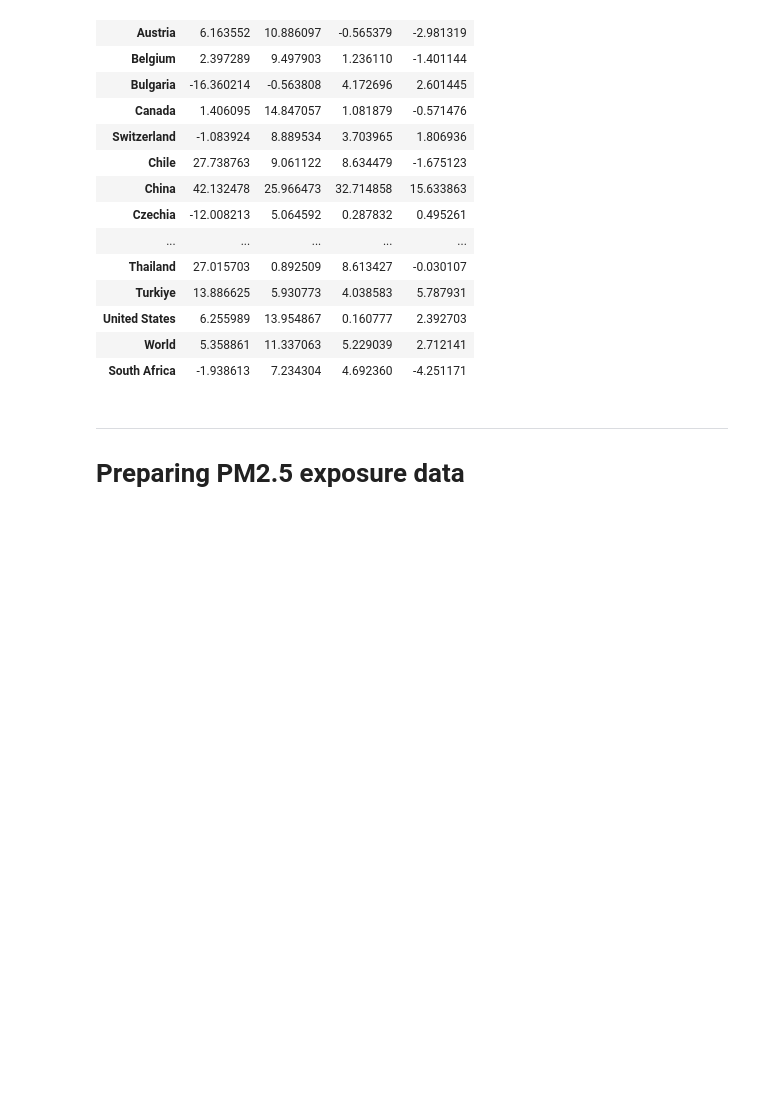
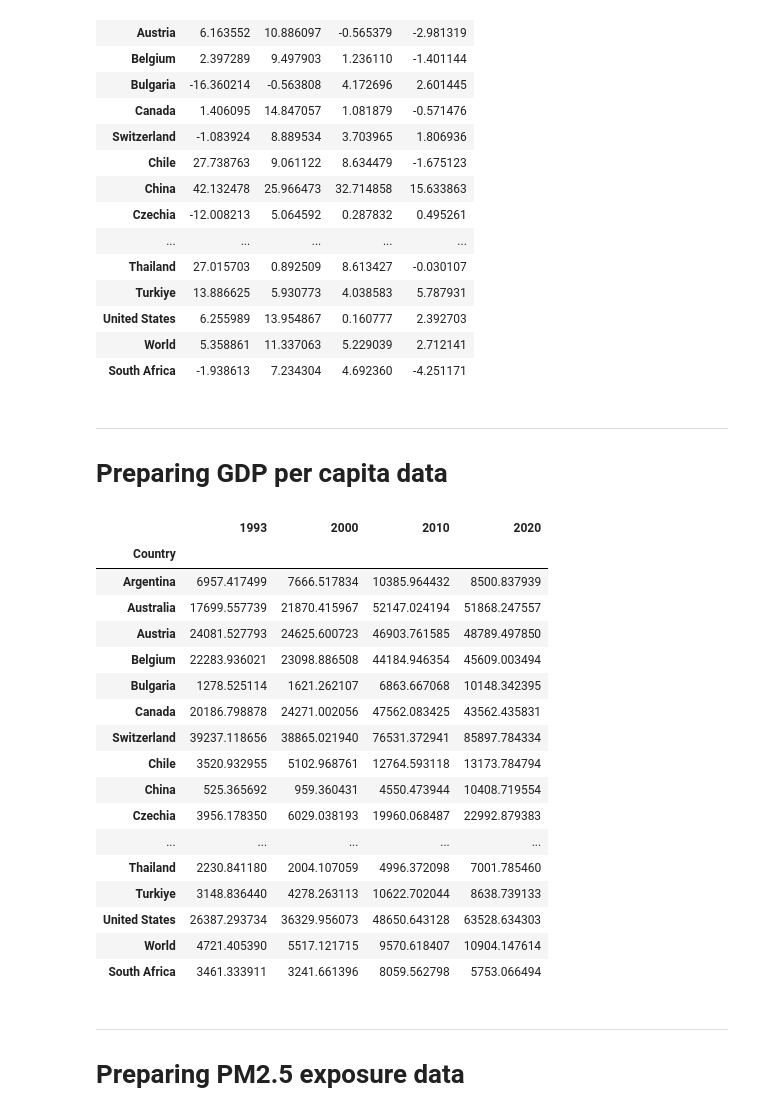
Before and after one commit to EdoardoTronconi/TesiMagistrale, a Jupyter notebook: LoadData.ipynb, the cells around one changed output. Drawn from its saved outputs; the diff is of its cells as text; code cells hidden in the pictures; blank space fills up the shorter version.

Commit message:
Added gdp per capita data

```diff
--- a/LoadData.ipynb
+++ b/LoadData.ipynb
@@ -307,3 +292,30 @@ data_GDPgrowth
 | United States | 6.255989 | 13.954867 | 0.160777 | 2.392703 |
 | World | 5.358861 | 11.337063 | 5.229039 | 2.712141 |
 | South Africa | -1.938613 | 7.234304 | 4.692360 | -4.251171 |
+# %% [markdown]
+___
+# Preparing GDP per capita data
+# %%
+#load raw data
+raw_data_GDP = pd.read_csv("Raw_Data/Economy/worldbank_gdp_per_capita.csv").drop(columns=["Country Code", "Indicator Code", "Indicator Name", "Unnamed: 67"])
+raw_data_GDP.set_index("Country Name", drop=True, inplace=True)
+raw_data_GDP.columns = raw_data_GDP.columns.astype(int)
+# %%
+#getting full dataframe --> varName: `data_GDP`
+data_GDP = raw_data_GDP[[1993,1995,2000,2010,2020]].copy()
+
+#few countries don't have 1993 data --> using 1995
+for c in data_GDP.index:
+    if np.isnan(data_GDP.loc[c, 1993]):
+        data_GDP.loc[c,1993] = data_GDP.loc[c,1995]
+data_GDP = data_GDP.drop(columns=[1995])
+
+countries_names_GDP = {
+    "Russian Federation" : "Russia",
+    "Korea, Rep." : "South Corea",
+    "Slovak Republic" : "Slovakia",
+}
+data_GDP.index = data_GDP.index.map(lambda x: countries_names_GDP[x] if x in countries_names_GDP else x)
+data_GDP.index.names = ["Country"]
+
+data_GDP = data_GDP.loc[[idx in np.append(data_issp.index.get_level_values("Country").unique(), "World") for idx in data_GDP.index.values],:]
@@ -310,3 +325,24 @@ data_GDPgrowth
+# %%
+data_GDP
+# %% [output]
+|  | 1993 | 2000 | 2010 | 2020 |
+| Country |  |  |  |  |
+| Argentina | 6957.417499 | 7666.517834 | 10385.964432 | 8500.837939 |
+| Australia | 17699.557739 | 21870.415967 | 52147.024194 | 51868.247557 |
+| Austria | 24081.527793 | 24625.600723 | 46903.761585 | 48789.497850 |
+| Belgium | 22283.936021 | 23098.886508 | 44184.946354 | 45609.003494 |
+| Bulgaria | 1278.525114 | 1621.262107 | 6863.667068 | 10148.342395 |
+| Canada | 20186.798878 | 24271.002056 | 47562.083425 | 43562.435831 |
+| Switzerland | 39237.118656 | 38865.021940 | 76531.372941 | 85897.784334 |
+| Chile | 3520.932955 | 5102.968761 | 12764.593118 | 13173.784794 |
+| China | 525.365692 | 959.360431 | 4550.473944 | 10408.719554 |
+| Czechia | 3956.178350 | 6029.038193 | 19960.068487 | 22992.879383 |
+| ... | ... | ... | ... | ... |
+| Thailand | 2230.841180 | 2004.107059 | 4996.372098 | 7001.785460 |
+| Turkiye | 3148.836440 | 4278.263113 | 10622.702044 | 8638.739133 |
+| United States | 26387.293734 | 36329.956073 | 48650.643128 | 63528.634303 |
+| World | 4721.405390 | 5517.121715 | 9570.618407 | 10904.147614 |
+| South Africa | 3461.333911 | 3241.661396 | 8059.562798 | 5753.066494 |
 # %% [markdown]
 ___
 # Preparing PM2.5 exposure data
```
Also changed, not shown: parts of 2 cells of this notebook, 4 other files.
